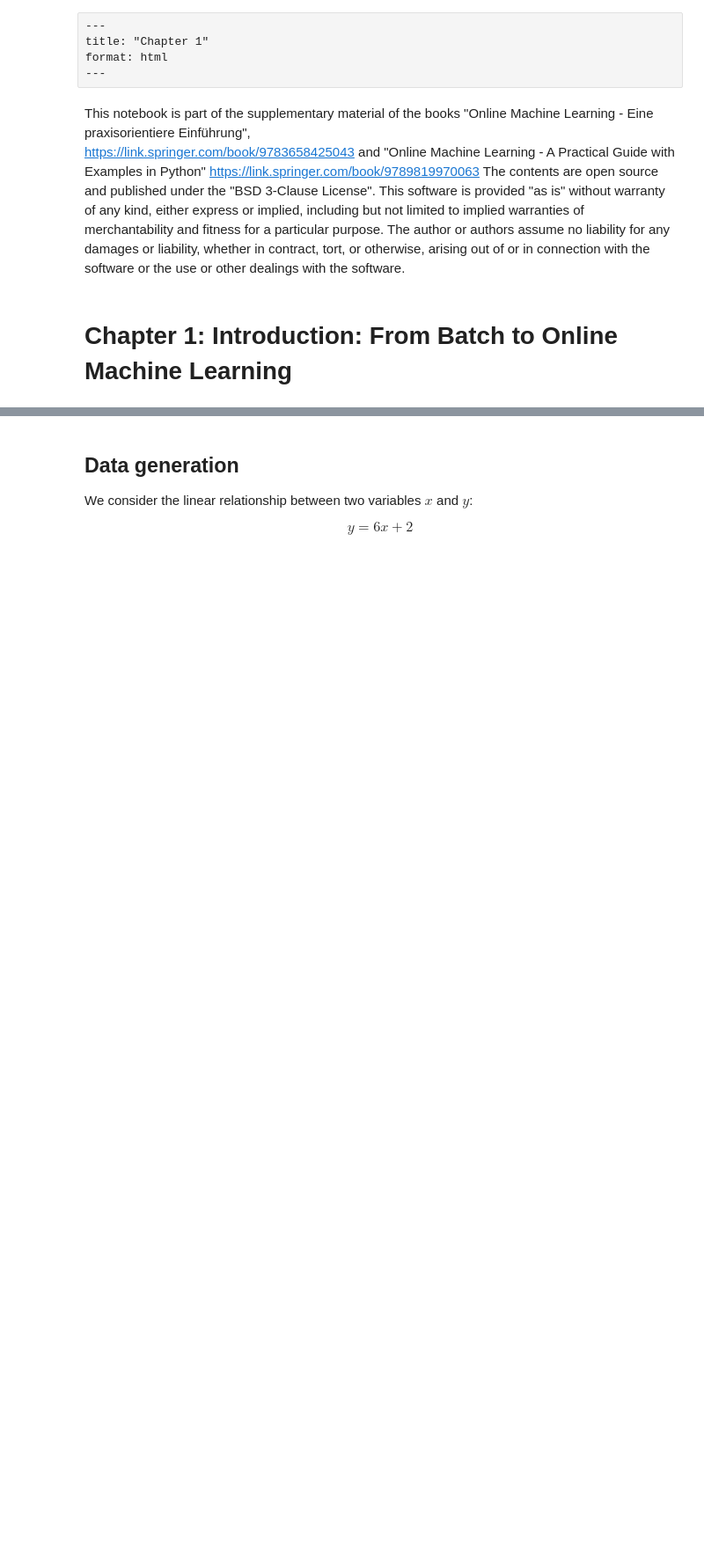
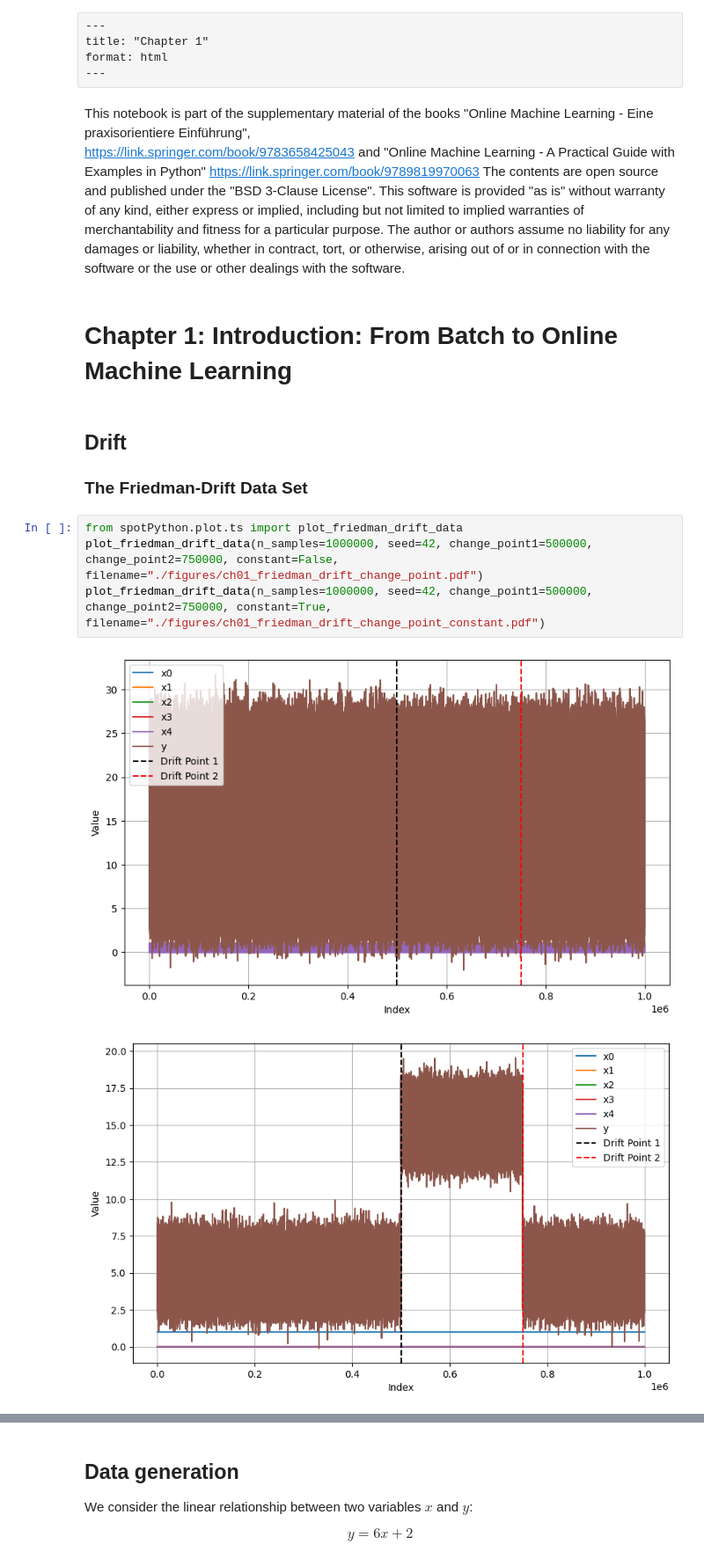
Before and after one commit to sn-code-inside/online-machine-learning, a Jupyter notebook: ch01.ipynb, the cells around one changed output, grey strips where cells are left out. Shown at 88% size. Cells and saved outputs as stored; diff of their text form; blank space fills up the shorter version.

Commit message:
Preparing changes for the 2nd edition
Updated Friedman-Drift Analysis for the 2nd ed. of the German book: https://link.springer.com/book/10.1007/978-3-658-42505-0

```diff
--- a/ch01.ipynb
+++ b/ch01.ipynb
@@ -10,4 +10,15 @@ The contents are open source and published under the "BSD 3-Clause License".
 This software is provided "as is" without warranty of any kind, either express or implied, including but not limited to implied warranties of merchantability and fitness for a particular purpose. The author or authors assume no liability for any damages or liability, whether in contract, tort, or otherwise, arising out of or in connection with the software or the use or other dealings with the software.
 # %% [markdown]
 # Chapter 1: Introduction: From Batch to Online Machine Learning
+# %% [markdown]
+## Drift
+
+### The Friedman-Drift Data Set
+# %%
+from spotPython.plot.ts import plot_friedman_drift_data
+plot_friedman_drift_data(n_samples=1000000, seed=42, change_point1=500000, change_point2=750000, constant=False, filename="./figures/ch01_friedman_drift_change_point.pdf")
+plot_friedman_drift_data(n_samples=1000000, seed=42, change_point1=500000, change_point2=750000, constant=True, filename="./figures/ch01_friedman_drift_change_point_constant.pdf")
+# %% [output]
+[figure, added]
+[figure, added]
 # %% [markdown]
```
Also changed, not shown: parts of 6 cells of this notebook, 4 other files.
